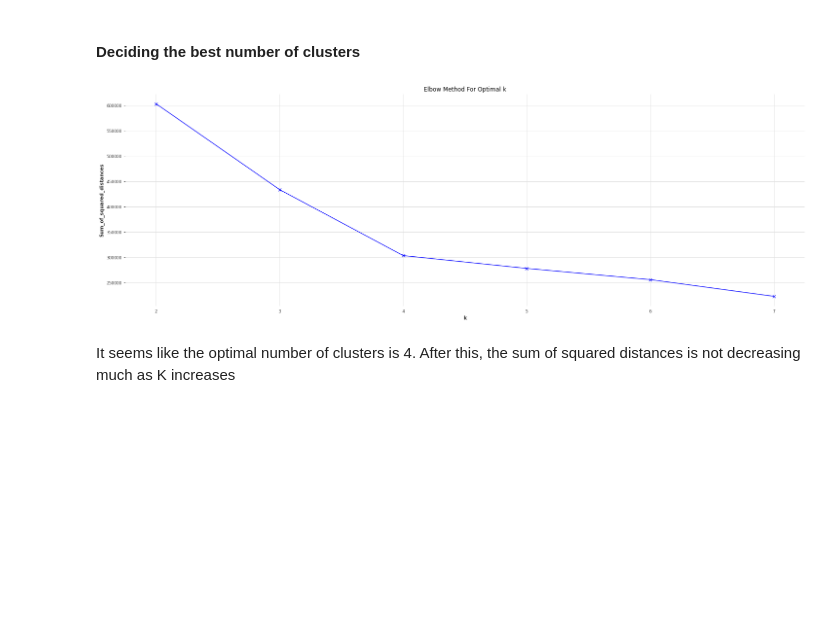
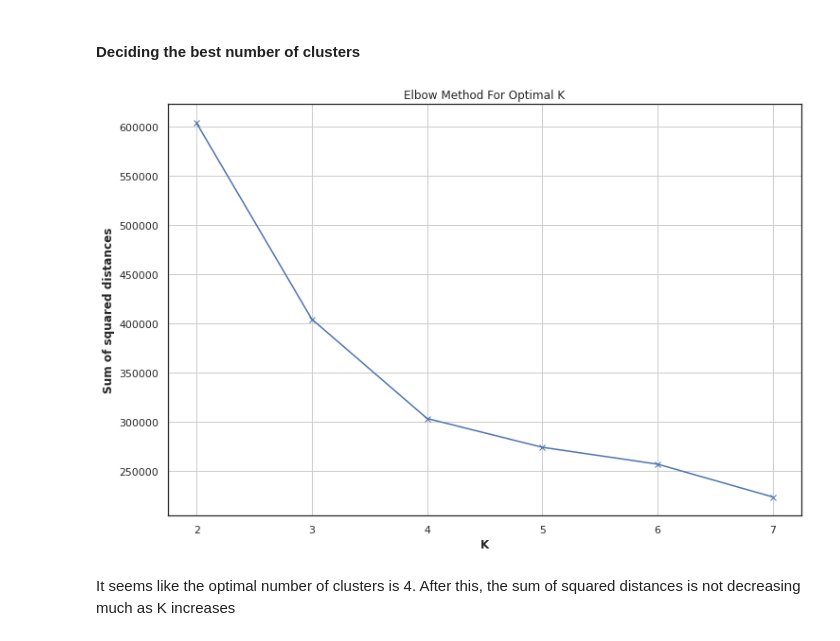
Before and after one commit to livtol99/Data-Science-Liv, a Jupyter notebook: Code/clustering_data.ipynb, the cells around one changed output. Cells and saved outputs as stored; diff of their text form; code cells hidden in the pictures; blank space fills up the shorter version.

```diff
--- a/Code/clustering_data.ipynb
+++ b/Code/clustering_data.ipynb
@@ -213,23 +148,24 @@ print(unique_countries)
 # %%
 ## Deciding how many clusters to use
 Sum_of_squared_distances = []
 K = range(2,8)
 for k in K:
     km = BisectingKMeans(n_clusters=k,
                           n_init=2,
                           verbose=False,
                           bisecting_strategy = "biggest_inertia")
 
     km = km.fit(time_series)
     Sum_of_squared_distances.append(km.inertia_)
 
 plt.plot(K, Sum_of_squared_distances, 'bx-')
-plt.xlabel('k')
-plt.ylabel('Sum_of_squared_distances')
-plt.title('Elbow Method For Optimal k')
+plt.xlabel('K')
+plt.grid(True)
+plt.ylabel('Sum of squared distances')
+plt.title('Elbow Method For Optimal K')
 plt.show()
 # %% [output]
-[figure, old version]
+[figure, new version]
 # %% [markdown]
 It seems like the optimal number of clusters is 4. After this, the sum of squared distances is not decreasing much as K increases
 # %% [markdown]
```
Also changed, not shown: parts of 10 cells of this notebook, 2 other files.
